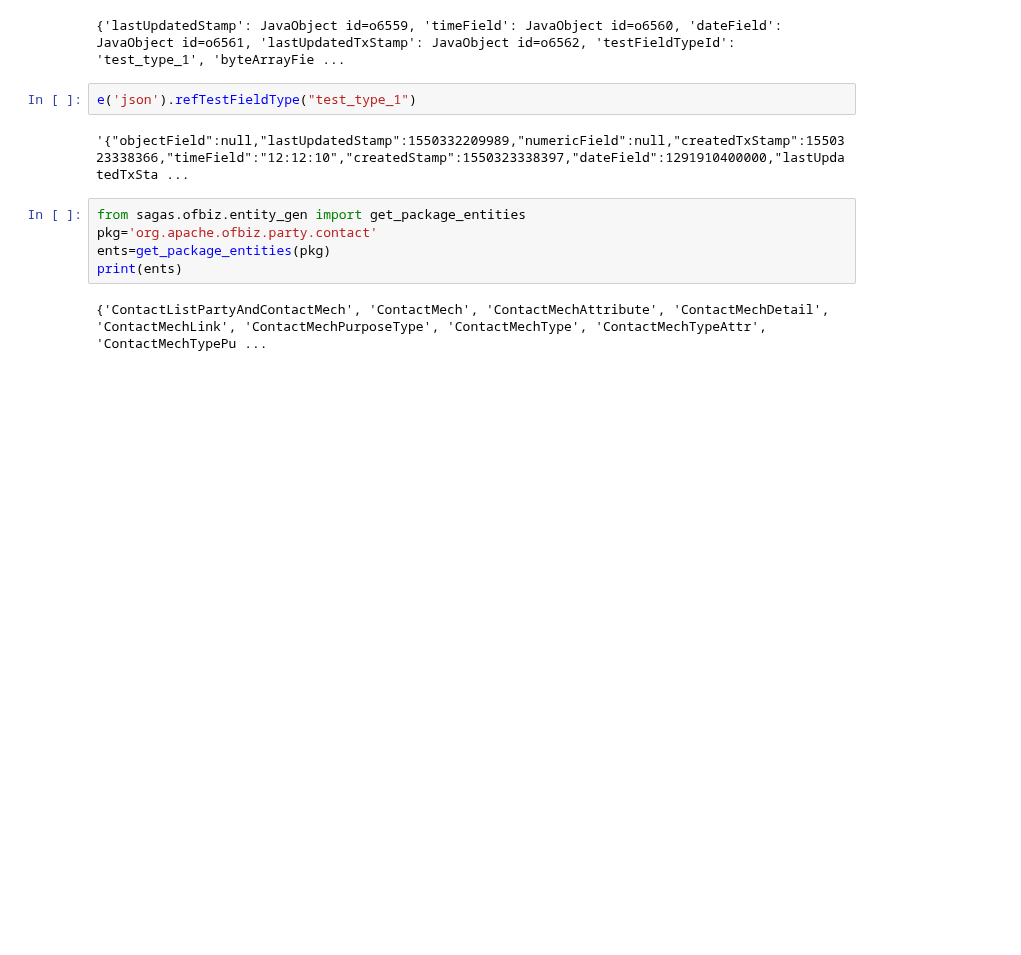
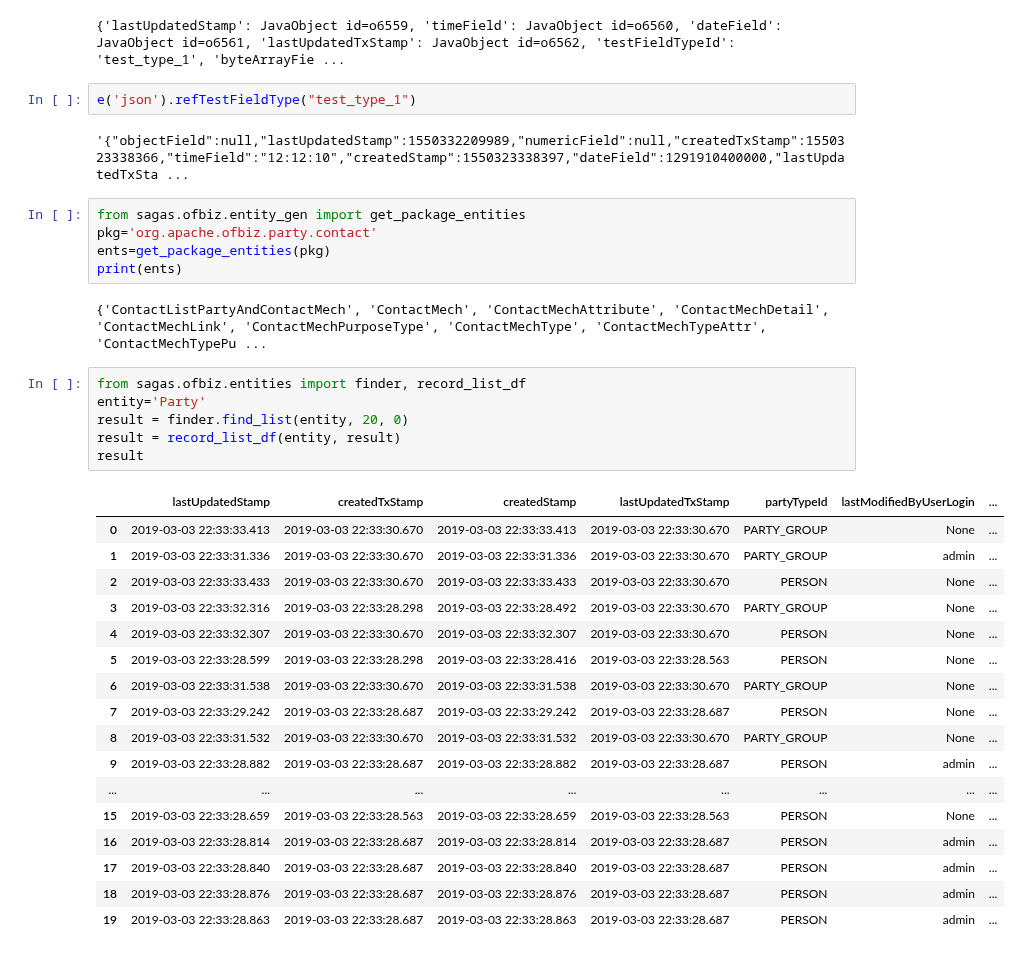
Before and after one commit to samlet/stack, a Jupyter notebook: procs-ofbiz-entity.ipynb, the cells around one changed output. Cells and saved outputs as stored; diff of their text form; blank space fills up the shorter version.

```diff
--- a/procs-ofbiz-entity.ipynb
+++ b/procs-ofbiz-entity.ipynb
@@ -333,3 +333,27 @@ ents=get_package_entities(pkg)
 print(ents)
 # %% [output]
 {'ContactListPartyAndContactMech', 'ContactMech', 'ContactMechAttribute', 'ContactMechDetail', 'ContactMechLink', 'ContactMechPurposeType', 'ContactMechType', 'ContactMechTypeAttr', 'ContactMechTypePu ...
+# %%
+from sagas.ofbiz.entities import finder, record_list_df
+entity='Party'
+result = finder.find_list(entity, 20, 0)
+result = record_list_df(entity, result)
+result
+# %% [output]
+|  | lastUpdatedStamp | createdTxStamp | createdStamp | lastUpdatedTxStamp | partyTypeId | lastModifiedByUserLogin | ... |
+| 0 | 2019-03-03 22:33:33.413 | 2019-03-03 22:33:30.670 | 2019-03-03 22:33:33.413 | 2019-03-03 22:33:30.670 | PARTY_GROUP | None | ... |
+| 1 | 2019-03-03 22:33:31.336 | 2019-03-03 22:33:30.670 | 2019-03-03 22:33:31.336 | 2019-03-03 22:33:30.670 | PARTY_GROUP | admin | ... |
+| 2 | 2019-03-03 22:33:33.433 | 2019-03-03 22:33:30.670 | 2019-03-03 22:33:33.433 | 2019-03-03 22:33:30.670 | PERSON | None | ... |
+| 3 | 2019-03-03 22:33:32.316 | 2019-03-03 22:33:28.298 | 2019-03-03 22:33:28.492 | 2019-03-03 22:33:30.670 | PARTY_GROUP | None | ... |
+| 4 | 2019-03-03 22:33:32.307 | 2019-03-03 22:33:30.670 | 2019-03-03 22:33:32.307 | 2019-03-03 22:33:30.670 | PERSON | None | ... |
+| 5 | 2019-03-03 22:33:28.599 | 2019-03-03 22:33:28.298 | 2019-03-03 22:33:28.416 | 2019-03-03 22:33:28.563 | PERSON | None | ... |
+| 6 | 2019-03-03 22:33:31.538 | 2019-03-03 22:33:30.670 | 2019-03-03 22:33:31.538 | 2019-03-03 22:33:30.670 | PARTY_GROUP | None | ... |
+| 7 | 2019-03-03 22:33:29.242 | 2019-03-03 22:33:28.687 | 2019-03-03 22:33:29.242 | 2019-03-03 22:33:28.687 | PERSON | None | ... |
+| 8 | 2019-03-03 22:33:31.532 | 2019-03-03 22:33:30.670 | 2019-03-03 22:33:31.532 | 2019-03-03 22:33:30.670 | PARTY_GROUP | None | ... |
+| 9 | 2019-03-03 22:33:28.882 | 2019-03-03 22:33:28.687 | 2019-03-03 22:33:28.882 | 2019-03-03 22:33:28.687 | PERSON | admin | ... |
+| ... | ... | ... | ... | ... | ... | ... | ... |
+| 15 | 2019-03-03 22:33:28.659 | 2019-03-03 22:33:28.563 | 2019-03-03 22:33:28.659 | 2019-03-03 22:33:28.563 | PERSON | None | ... |
+| 16 | 2019-03-03 22:33:28.814 | 2019-03-03 22:33:28.687 | 2019-03-03 22:33:28.814 | 2019-03-03 22:33:28.687 | PERSON | admin | ... |
+| 17 | 2019-03-03 22:33:28.840 | 2019-03-03 22:33:28.687 | 2019-03-03 22:33:28.840 | 2019-03-03 22:33:28.687 | PERSON | admin | ... |
+| 18 | 2019-03-03 22:33:28.876 | 2019-03-03 22:33:28.687 | 2019-03-03 22:33:28.876 | 2019-03-03 22:33:28.687 | PERSON | admin | ... |
+| 19 | 2019-03-03 22:33:28.863 | 2019-03-03 22:33:28.687 | 2019-03-03 22:33:28.863 | 2019-03-03 22:33:28.687 | PERSON | admin | ... |
```
Also changed, not shown: 42 other files.
